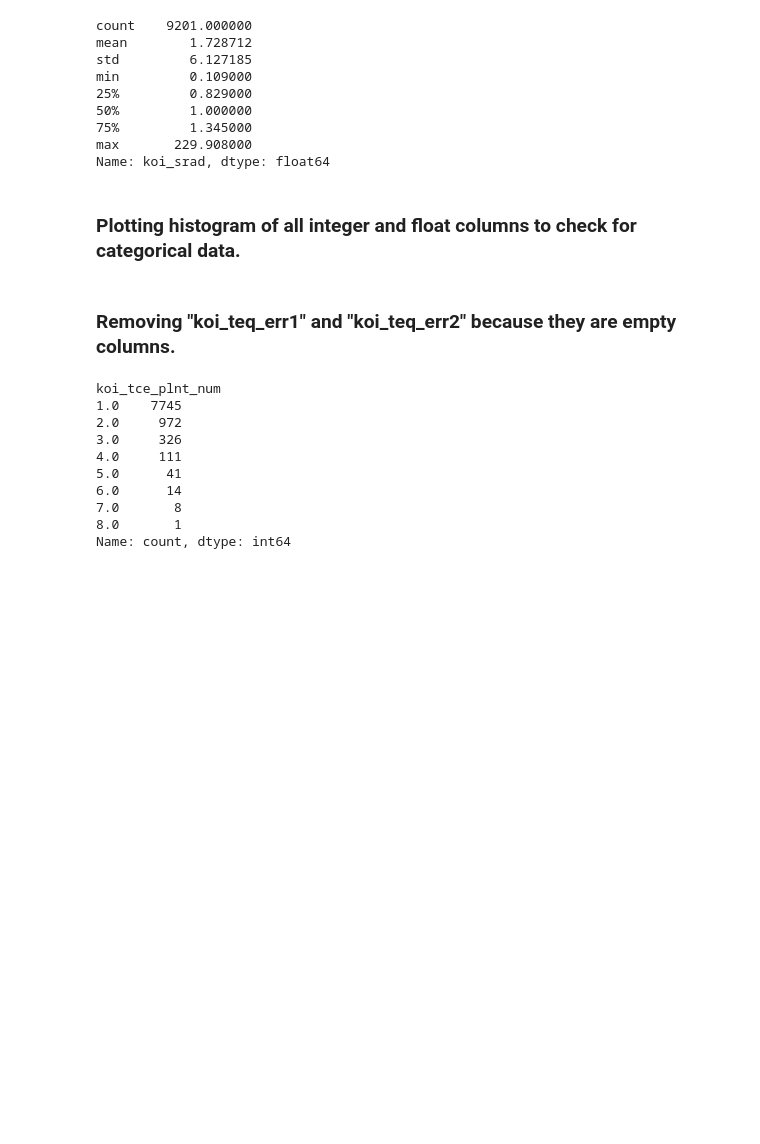
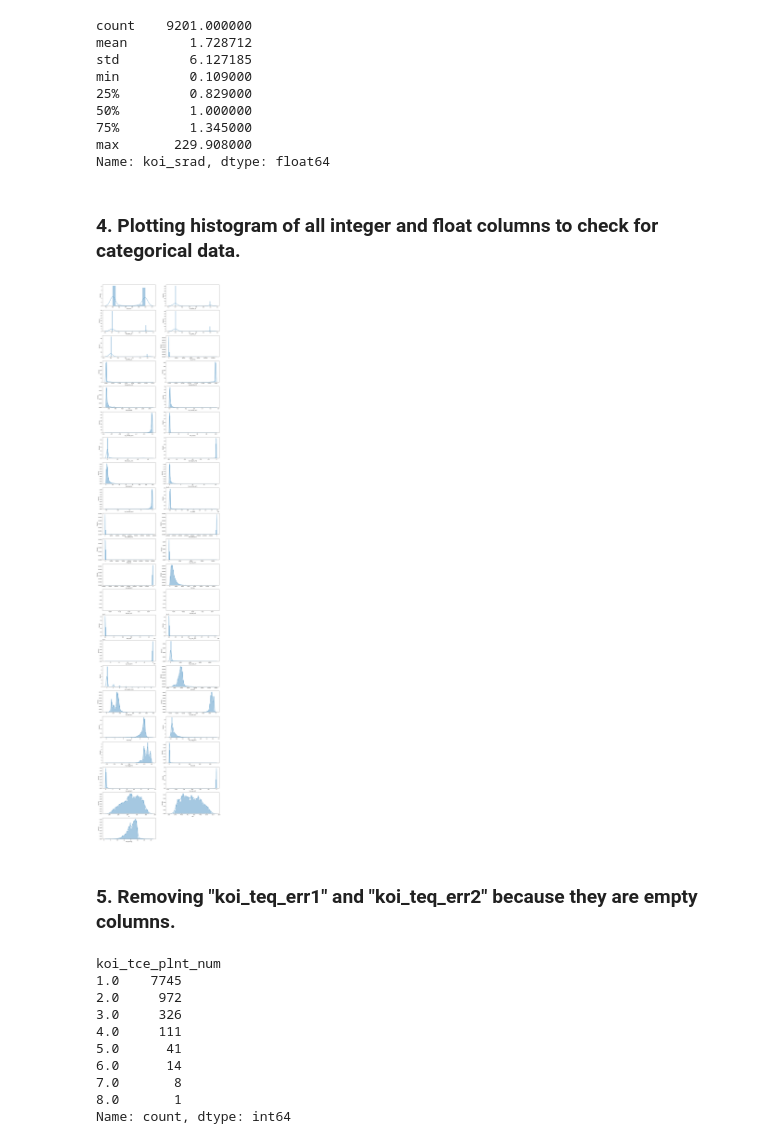
Before and after one commit to SketchyCarrot/Kepler_Exoplanet_Search_Results, a Jupyter notebook: main.ipynb, the cells around one changed output. Drawn from its saved outputs; the diff is of its cells as text; code cells hidden in the pictures; blank space fills up the shorter version.

```diff
--- a/main.ipynb
+++ b/main.ipynb
@@ -102,15 +106,17 @@ min         0.109000
 max       229.908000
 Name: koi_srad, dtype: float64
 # %% [markdown]
-### Plotting histogram of all integer and float columns to check for categorical data.
+### 4. Plotting histogram of all integer and float columns to check for categorical data.
 # %%
-# df_graphs = df.drop(["koi_disposition", "koi_pdisposition"], axis=1)
-# plt.figure(figsize=(20, 100))
-# for (i, j) in zip(df_graphs.columns, range(1, len(df_graphs.columns)+1)):
-#         plt.subplot(23, 2, j)
-#         sns.distplot(df_graphs[i], kde=True)
+df_graphs = df.drop(["koi_disposition", "koi_pdisposition"], axis=1)
+plt.figure(figsize=(20, 100))
+for (i, j) in zip(df_graphs.columns, range(1, len(df_graphs.columns)+1)):
+        plt.subplot(23, 2, j)
+        sns.distplot(df_graphs[i], kde=True)
+# %% [output]
+[figure, added]
 # %% [markdown]
-### Removing "koi_teq_err1" and "koi_teq_err2" because they are empty columns.
+### 5. Removing "koi_teq_err1" and "koi_teq_err2" because they are empty columns.
 # %%
 df = df.drop(["koi_teq_err1", "koi_teq_err2"], axis=1)
 # %%
```
Also changed, not shown: parts of 31 cells of this notebook.
